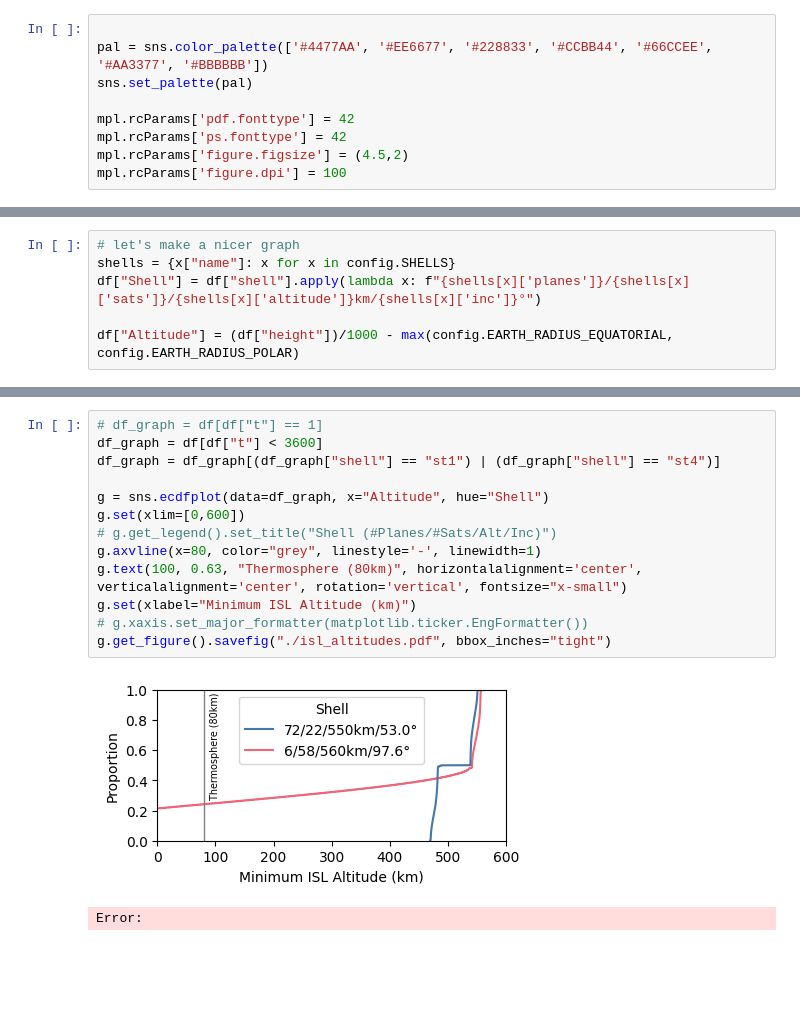
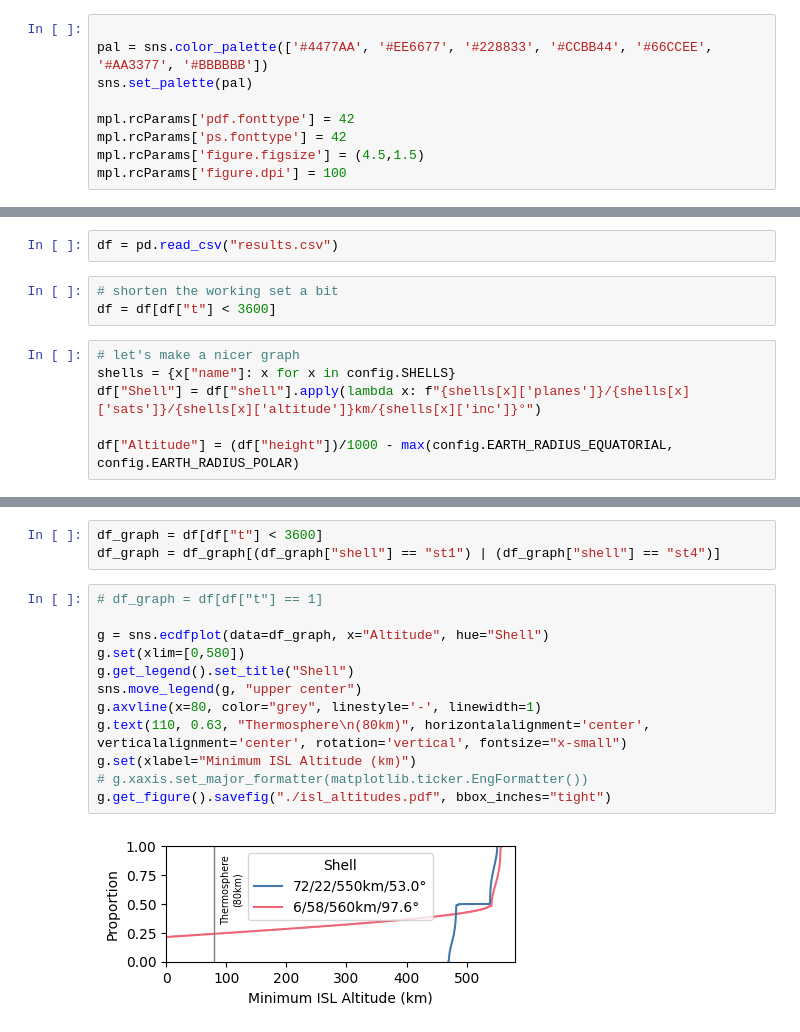
Before and after one commit to pfandzelter/leo-edge-failure-models, a Jupyter notebook: isl-degradation/analyze.ipynb, the cells around one changed output, grey strips where cells are left out. Saved outputs shown, nothing was run; the diff lists cells and outputs as text; blank space fills up the shorter version.

```diff
--- a/isl-degradation/analyze.ipynb
+++ b/isl-degradation/analyze.ipynb
@@ -17,5 +17,5 @@ sns.set_palette(pal)
 
 mpl.rcParams['pdf.fonttype'] = 42
 mpl.rcParams['ps.fonttype'] = 42
-mpl.rcParams['figure.figsize'] = (4.5,2)
+mpl.rcParams['figure.figsize'] = (4.5,1.5)
 mpl.rcParams['figure.dpi'] = 100
@@ -48,3 +22,8 @@ df.head()
+# %%
+df = pd.read_csv("results.csv")
+# %%
+# shorten the working set a bit
+df = df[df["t"] < 3600]
 # %%
 # let's make a nicer graph
 shells = {x["name"]: x for x in config.SHELLS}
@@ -68,16 +47,17 @@ g.set(xlabel="Minimum ISL Altitude (km)")
+# %%
+df_graph = df[df["t"] < 3600]
+df_graph = df_graph[(df_graph["shell"] == "st1") | (df_graph["shell"] == "st4")]
 # %%
 # df_graph = df[df["t"] == 1]
-df_graph = df[df["t"] < 3600]
-df_graph = df_graph[(df_graph["shell"] == "st1") | (df_graph["shell"] == "st4")]
 
 g = sns.ecdfplot(data=df_graph, x="Altitude", hue="Shell")
-g.set(xlim=[0,600])
-# g.get_legend().set_title("Shell (#Planes/#Sats/Alt/Inc)")
+g.set(xlim=[0,580])
+g.get_legend().set_title("Shell")
+sns.move_legend(g, "upper center")
 g.axvline(x=80, color="grey", linestyle='-', linewidth=1)
-g.text(100, 0.63, "Thermosphere (80km)", horizontalalignment='center', verticalalignment='center', rotation='vertical', fontsize="x-small")
+g.text(110, 0.63, "Thermosphere\n(80km)", horizontalalignment='center', verticalalignment='center', rotation='vertical', fontsize="x-small")
 g.set(xlabel="Minimum ISL Altitude (km)")
 # g.xaxis.set_major_formatter(matplotlib.ticker.EngFormatter())
 g.get_figure().savefig("./isl_altitudes.pdf", bbox_inches="tight")
 # %% [output]
-[figure, old version]
+[figure, new version]
-Error:
```
Also changed, not shown: parts of 6 cells of this notebook, 7 other files.
